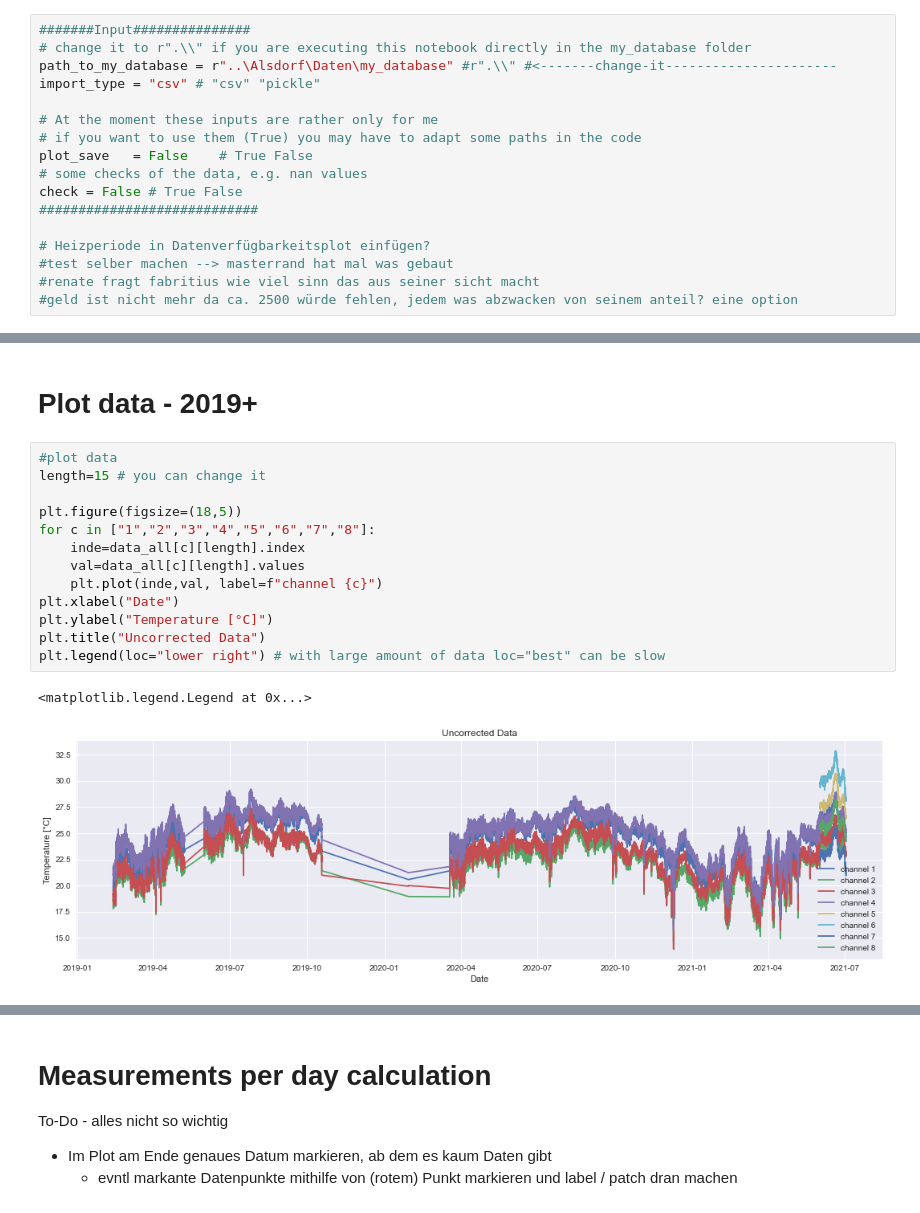
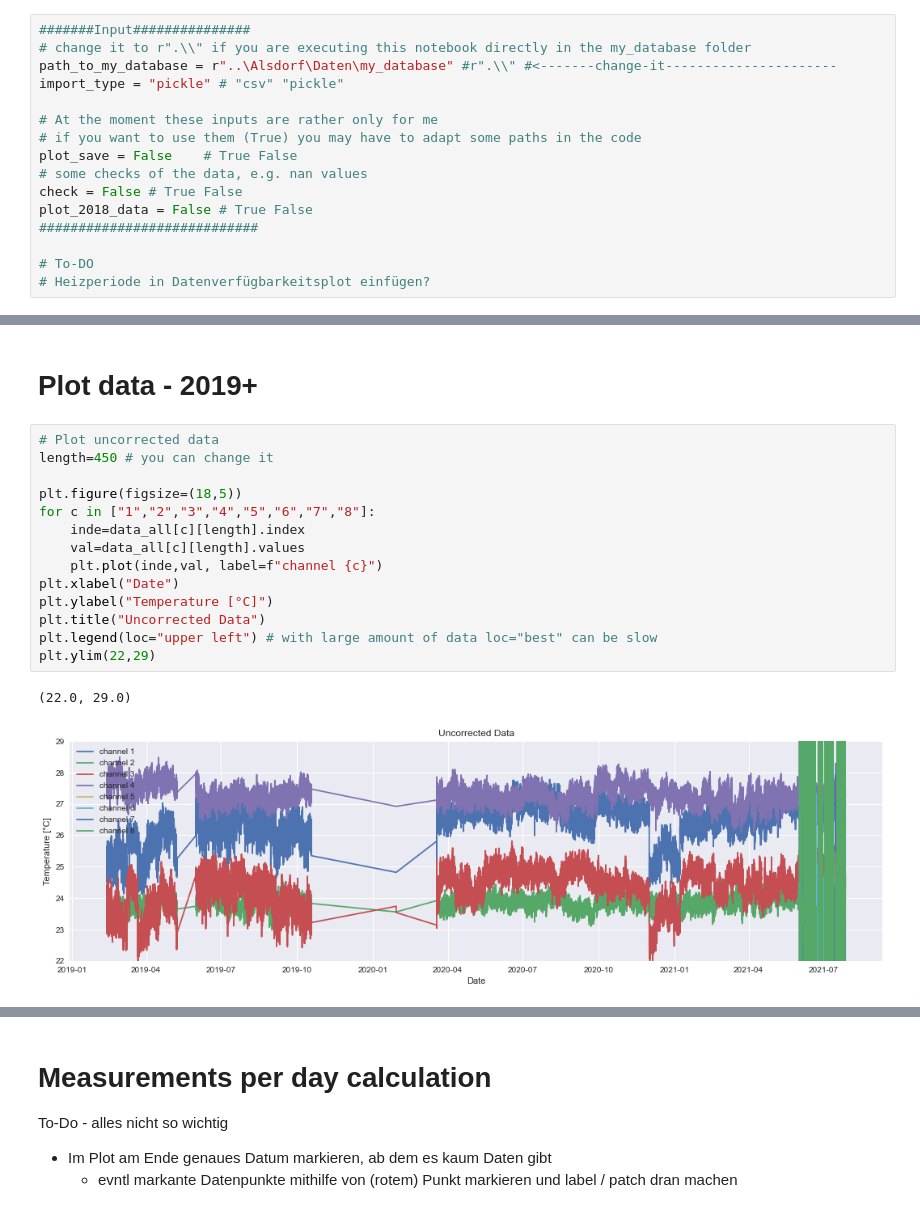
Before and after one commit to mvwick/Scripts_Masterarbeit, a Jupyter notebook: my_database_script.ipynb, the cells around one changed output, grey strips where cells are left out. Saved outputs shown, nothing was run; the diff lists cells and outputs as text.

```diff
--- a/my_database_script.ipynb
+++ b/my_database_script.ipynb
@@ -21,19 +21,18 @@ If you have any suggestions let me know: Mathis van Wickeren
 #######Input###############
 # change it to r".\\" if you are executing this notebook directly in the my_database folder
 path_to_my_database = r"..\Alsdorf\Daten\my_database" #r".\\" #<-------change-it----------------------
-import_type = "csv" # "csv" "pickle"
+import_type = "pickle" # "csv" "pickle"
 
 # At the moment these inputs are rather only for me
 # if you want to use them (True) you may have to adapt some paths in the code
-plot_save   = False    # True False
+plot_save = False    # True False
 # some checks of the data, e.g. nan values
 check = False # True False
+plot_2018_data = False # True False
 ############################
 
+# To-DO
 # Heizperiode in Datenverfügbarkeitsplot einfügen?
-#test selber machen --> masterrand hat mal was gebaut
-#renate fragt fabritius wie viel sinn das aus seiner sicht macht
-#geld ist nicht mehr da ca. 2500 würde fehlen, jedem was abzwacken von seinem anteil? eine option
 # %%
 # Load packages
 import pickle
@@ -129,18 +124,19 @@ Wall time: 15.3 s
 # %% [markdown]
 # Plot data - 2019+
 # %%
-#plot data
-length=15 # you can change it
+# Plot uncorrected data
+length=450 # you can change it
 
 plt.figure(figsize=(18,5))
 for c in ["1","2","3","4","5","6","7","8"]:
     inde=data_all[c][length].index
     val=data_all[c][length].values
     plt.plot(inde,val, label=f"channel {c}")
 plt.xlabel("Date")
 plt.ylabel("Temperature [°C]")
 plt.title("Uncorrected Data")
-plt.legend(loc="lower right") # with large amount of data loc="best" can be slow
+plt.legend(loc="upper left") # with large amount of data loc="best" can be slow
+plt.ylim(22,29)
 # %% [output]
-<matplotlib.legend.Legend at 0x...>
+(22.0, 29.0)
-[figure, old version]
+[figure, new version]
```
Also changed, not shown: parts of 13 cells of this notebook, 32 other files.
